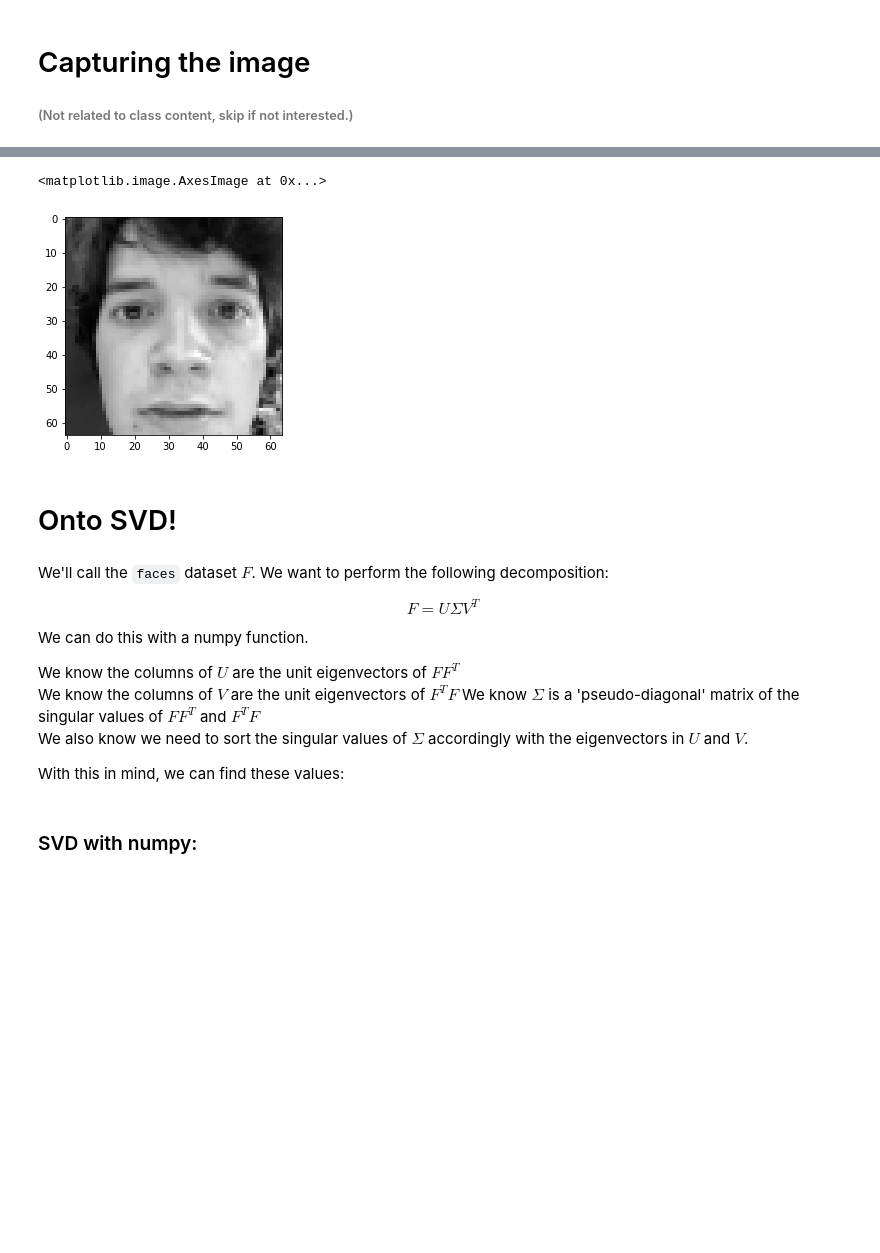
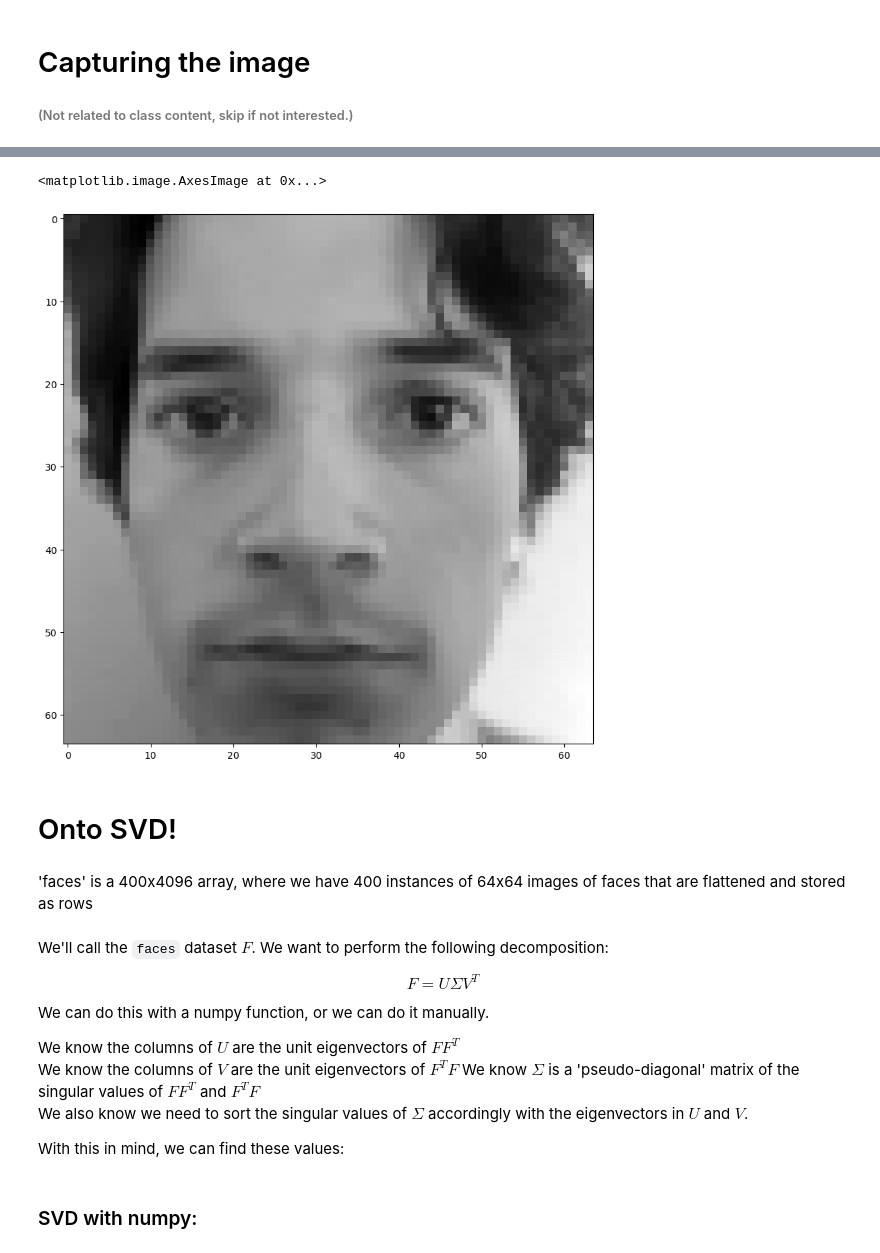
Before and after one commit to fzmautner/SVD-Demo, a Jupyter notebook: SVD demo - eigenfaces.ipynb, the cells around one changed output, grey strips where cells are left out. Cells and saved outputs as stored; diff of their text form; code cells hidden in the pictures; blank space fills up the shorter version.

```diff
--- a/SVD demo - eigenfaces.ipynb
+++ b/SVD demo - eigenfaces.ipynb
@@ -42,6 +50,7 @@ def rbg2gray(rgb):
 # %%
 #Converting to grayscale and plotting new image:
-gsFace = rbg2gray(RBGFace)
+gsFace = cv2.cvtColor(RBGFace, cv2.COLOR_BGR2GRAY)
+plt.figure(figsize=(10,10))
 plt.imshow(gsFace, cmap = 'gray')
 # %% [output]
 <matplotlib.image.AxesImage at 0x...>
@@ -77,7 +83,8 @@ scaledFaceNormalized = (scaledFace - np.min(scaledFace))/np.ptp(scaledFace)
 #Note that this approach is very rudimentary, we just crop the sides until the image is square and scale it down.
 # %%
 #We now have an appropriate array to work with!
+plt.figure(figsize=(10,10))
 plt.imshow(scaledFaceNormalized, cmap = 'gray')
 # %% [output]
 <matplotlib.image.AxesImage at 0x...>
-[figure, old version]
+[figure, new version]
@@ -97,9 +97,11 @@ faces = olivetti['data']
+# %% [markdown]
+'faces' is a 400x4096 array, where we have 400 instances of 64x64 images of faces that are flattened and stored as rows
 # %% [markdown]
 We'll call the `faces` dataset $F$. We want to perform the following decomposition:
 
 $$F = U \Sigma V^T$$
 
-We can do this with a numpy function.
+We can do this with a numpy function, or we can do it manually.
 
 We know the columns of $U$ are the unit eigenvectors of $FF^T$\
 We know the columns of $V$ are the unit eigenvectors of $F^TF$
```
Also changed, not shown: parts of 52 cells of this notebook.
